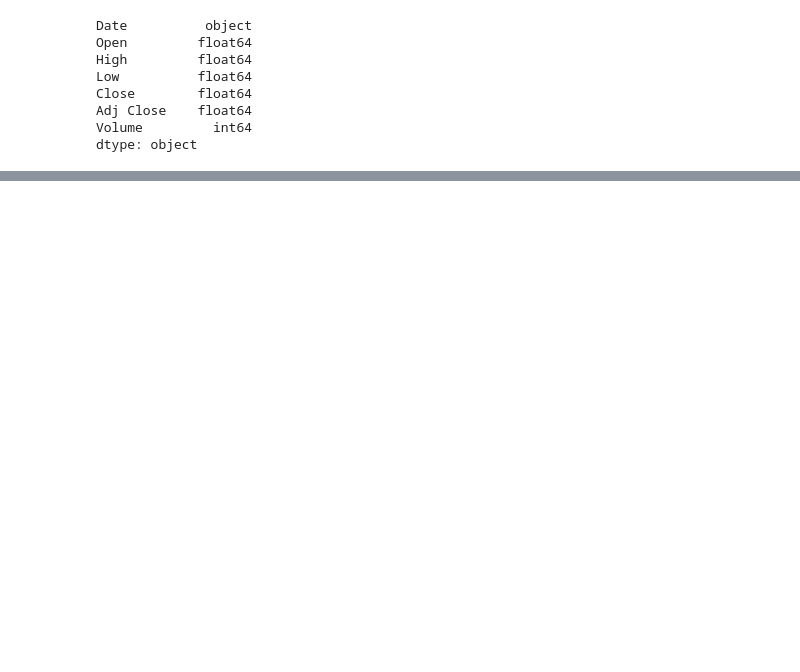
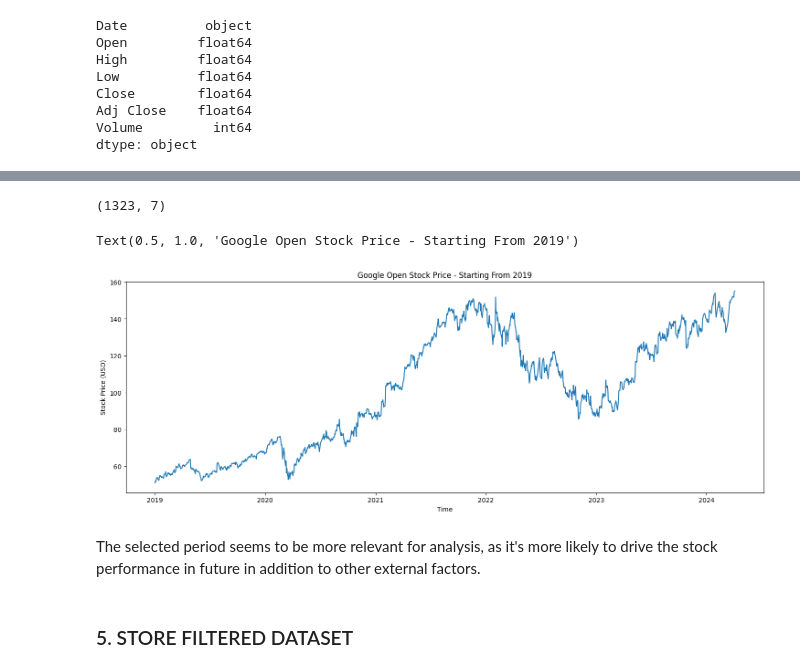
Before and after one commit to sinanw/lstm-stock-price-prediction, a Jupyter notebook: notebooks/1-data-explanatory-analysis.ipynb, the cells around one changed output, grey strips where cells are left out. Cells and saved outputs as stored; diff of their text form; code cells hidden in the pictures; blank space fills up the shorter version.

```diff
--- a/notebooks/1-data-explanatory-analysis.ipynb
+++ b/notebooks/1-data-explanatory-analysis.ipynb
@@ -64,0 +104,22 @@ plt.plot(data["Open"])
+# %%
+# Select stock price records for the last five years, starting from 2019
+data_5years = data[data["Date"].dt.year >= 2019]
+
+# Check filtered data shape
+data_5years.shape
+# %% [output]
+(1323, 7)
+# %%
+# Plot open stock price performance in the last five years
+plt.figure(figsize=(18,6))
+plt.plot(data_5years["Date"], data_5years["Open"])
+plt.xlabel("Time")
+plt.ylabel("Stock Price (USD)")
+plt.title("Google Open Stock Price - Starting From 2019")
+# %% [output]
+Text(0.5, 1.0, 'Google Open Stock Price - Starting From 2019')
+[figure, added]
+# %% [markdown]
+The selected period seems to be more relevant for analysis, as it's more likely to drive the stock performance in future in addition to other external factors.
+# %% [markdown]
+### 5. STORE FILTERED DATASET
```
Also changed, not shown: parts of 11 cells of this notebook, 1 other file.
